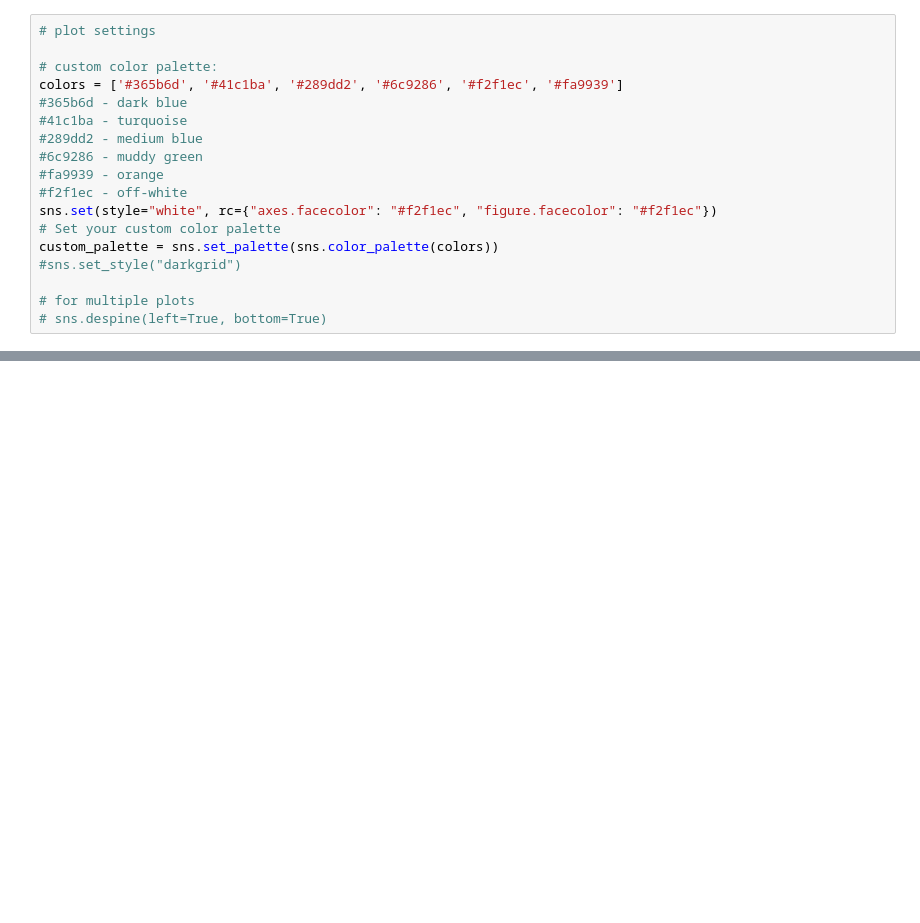
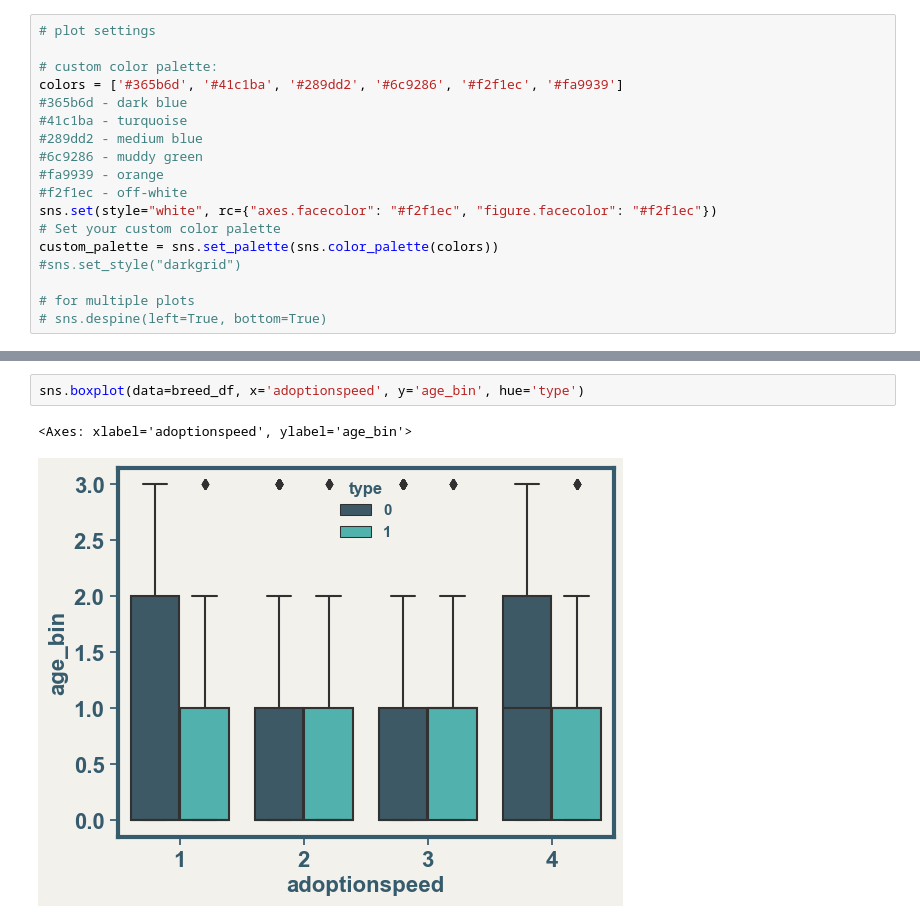
Before and after one commit to LanaCasselmann/ds_capstone_pet_adoptability, a Jupyter notebook: notebooks/breed_eda.ipynb, the cells around one changed output, grey strips where cells are left out. Drawn from its saved outputs; the diff is of its cells as text; blank space fills up the shorter version.

```diff
--- a/notebooks/breed_eda.ipynb
+++ b/notebooks/breed_eda.ipynb
@@ -126,0 +181,5 @@ sns.catplot(data=breed_df, y="breed_type", x="adoptionspeed", col='type', kind='
+# %%
+sns.boxplot(data=breed_df, x='adoptionspeed', y='age_bin', hue='type')
+# %% [output]
+<Axes: xlabel='adoptionspeed', ylabel='age_bin'>
+[figure, added]
```
Also changed, not shown: parts of 47 cells of this notebook, 4 other files.
